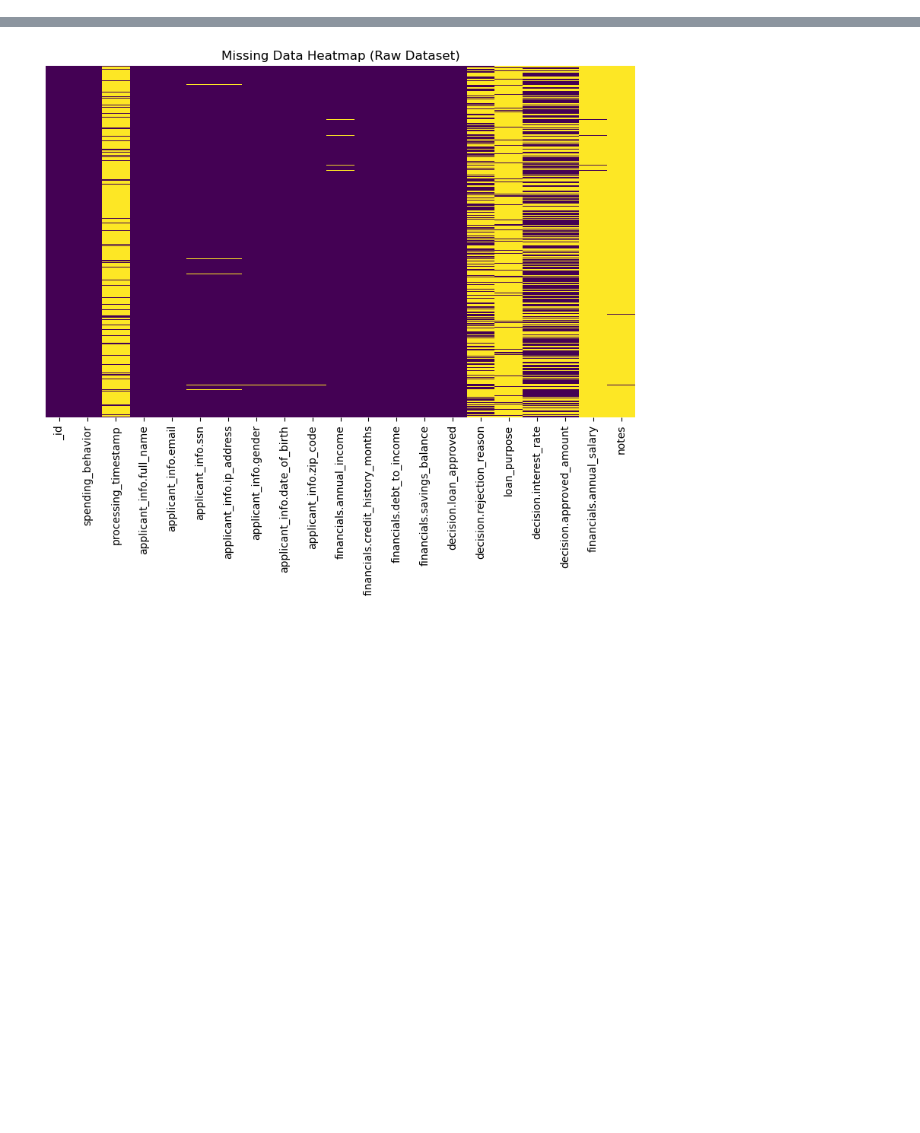
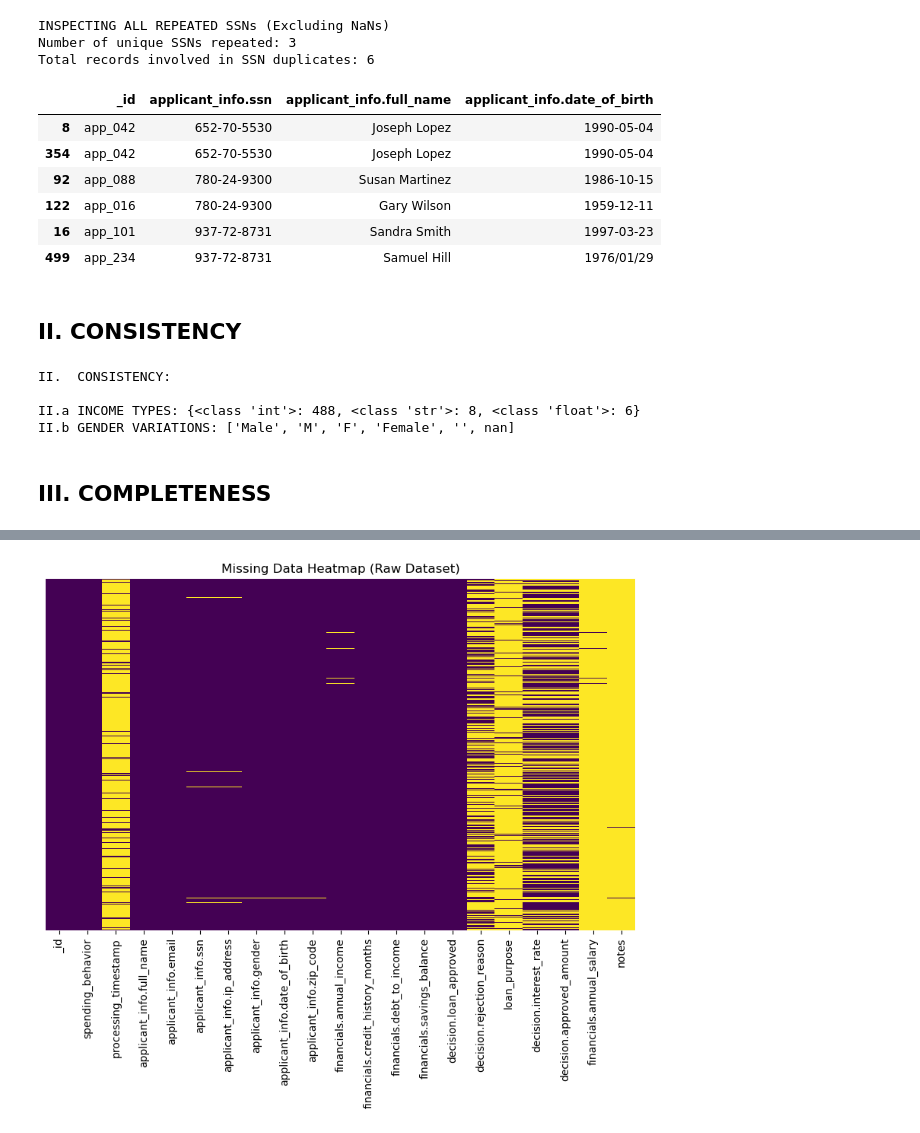
Before and after one commit to AMFreitas04/dego-project-team8, a Jupyter notebook: notebooks/01 - data - quality.ipynb, the cells around one changed output, grey strips where cells are left out. Saved outputs shown, nothing was run; the diff lists cells and outputs as text; code cells hidden in the pictures; blank space fills up the shorter version.

Commit message:
Added Product Lead Feedback and SSN duplicates

```diff
--- a/notebooks/01 - data - quality.ipynb
+++ b/notebooks/01 - data - quality.ipynb
@@ -87,0 +81,50 @@ VI.  ACCURACY (TEMPORAL FORMATS):
+# %%
+# I.b DEEP DIVE: IDENTITY INTEGRITY (SSN)
+if 'applicant_info.ssn' in df.columns:
+    # We drop NaNs first to find ACTUAL repeated SSNs
+    clean_ssn_series = df['applicant_info.ssn'].dropna()
+    ssn_counts = clean_ssn_series.value_counts()
+    repeated_ssns = ssn_counts[ssn_counts > 1].index.tolist()
+
+    print(f"INSPECTING ALL REPEATED SSNs (Excluding NaNs)")
+    print(f"Number of unique SSNs repeated: {len(repeated_ssns)}")
+
+    # Filtering for the records
+    identity_audit = df[df['applicant_info.ssn'].isin(repeated_ssns)].sort_values(by='applicant_info.ssn')
+
+    print(f"Total records involved in SSN duplicates: {len(identity_audit)}")
+    display(identity_audit[['_id', 'applicant_info.ssn', 'applicant_info.full_name', 'applicant_info.date_of_birth']])
+
+# Observation:
+# The first SSN duplicate is the same duplicate as for app_042 we saw above.
+# The two other SSN duplicates involve different names for the same SSN, which is a strong signal of identity integrity issues. This should be flagged.
+# %% [output]
+INSPECTING ALL REPEATED SSNs (Excluding NaNs)
+Number of unique SSNs repeated: 3
+Total records involved in SSN duplicates: 6
+|  | _id | applicant_info.ssn | applicant_info.full_name | applicant_info.date_of_birth |
+| 8 | app_042 | 652-70-5530 | Joseph Lopez | 1990-05-04 |
+| 354 | app_042 | 652-70-5530 | Joseph Lopez | 1990-05-04 |
+| 92 | app_088 | 780-24-9300 | Susan Martinez | 1986-10-15 |
+| 122 | app_016 | 780-24-9300 | Gary Wilson | 1959-12-11 |
+| 16 | app_101 | 937-72-8731 | Sandra Smith | 1997-03-23 |
+| 499 | app_234 | 937-72-8731 | Samuel Hill | 1976/01/29 |
+# %% [markdown]
+## II.  CONSISTENCY
+# %%
+print("II.  CONSISTENCY:\n")
+
+
+# 1. Type Consistency (Annual Income)
+print(f"II.a INCOME TYPES: {df['financials.annual_income'].apply(type).value_counts().to_dict()}")
+
+# 2. Type Consistency (Gender)
+if 'applicant_info.gender' in df.columns:
+    print(f"II.b GENDER VARIATIONS: {df['applicant_info.gender'].unique().tolist()}")
+# %% [output]
+II.  CONSISTENCY:
+
+II.a INCOME TYPES: {<class 'int'>: 488, <class 'str'>: 8, <class 'float'>: 6}
+II.b GENDER VARIATIONS: ['Male', 'M', 'F', 'Female', '', nan]
+# %% [markdown]
+## III. COMPLETENESS
```
Also changed, not shown: parts of 18 cells of this notebook, 1 other file.
